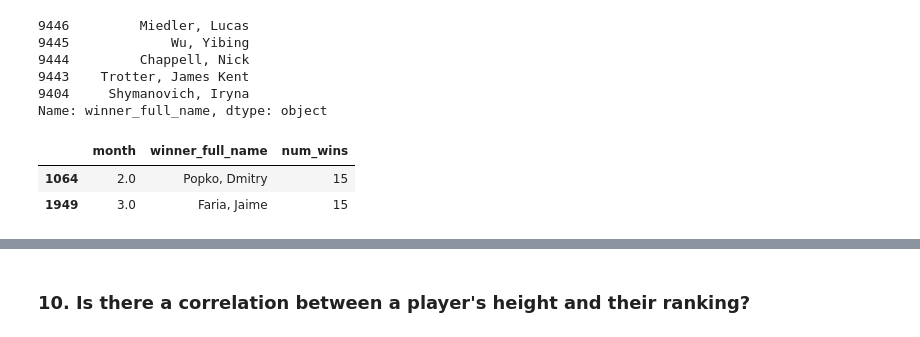
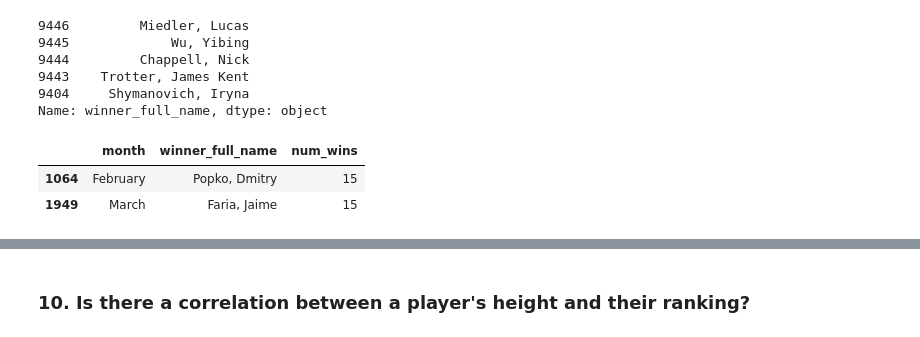
Before and after one commit to ParsaDEV15/Tennis-Project, a Jupyter notebook: notebooks/parsa_analysis_8_12.ipynb, the cells around one changed output, grey strips where cells are left out. Saved outputs shown, nothing was run; the diff lists cells and outputs as text; code cells hidden in the pictures.

```diff
--- a/notebooks/parsa_analysis_8_12.ipynb
+++ b/notebooks/parsa_analysis_8_12.ipynb
@@ -235,16 +235,17 @@ Name: winner_full_name, dtype: object
 # %%
 wins_per_month = (
     home_away_event_merged_df.groupby(['month', 'winner_full_name']).size()
     .reset_index(name='num_wins')
 )
 
 top_winners = (
     wins_per_month.loc[wins_per_month.groupby('month')['num_wins'].idxmax()]
     .sort_values('month')
 )
+top_winners['month'] = top_winners['month'].map({2: 'February', 3: 'March'})
 
 top_winners.head()
 # %% [output]
 |  | month | winner_full_name | num_wins |
-| 1064 | 2.0 | Popko, Dmitry | 15 |
-| 1949 | 3.0 | Faria, Jaime | 15 |
+| 1064 | February | Popko, Dmitry | 15 |
+| 1949 | March | Faria, Jaime | 15 |
```
Also changed, not shown: parts of 2 cells of this notebook.
